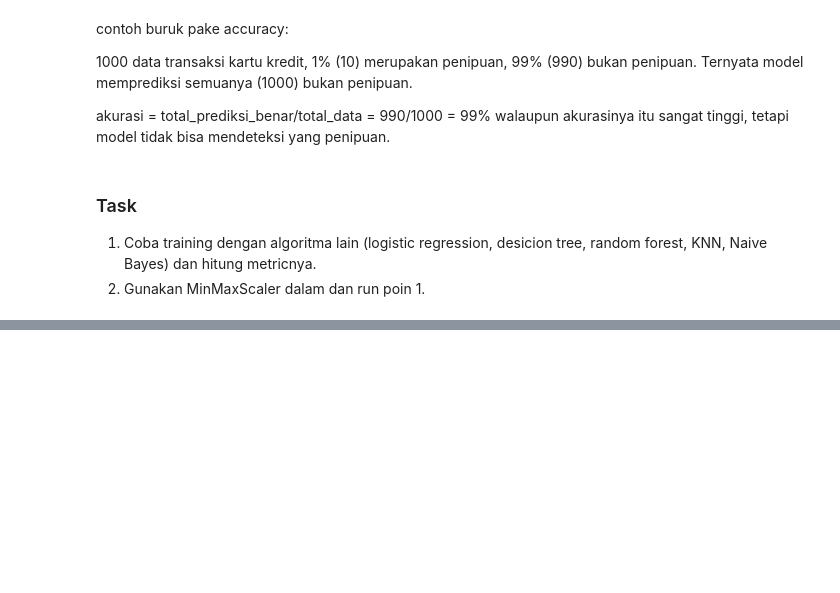
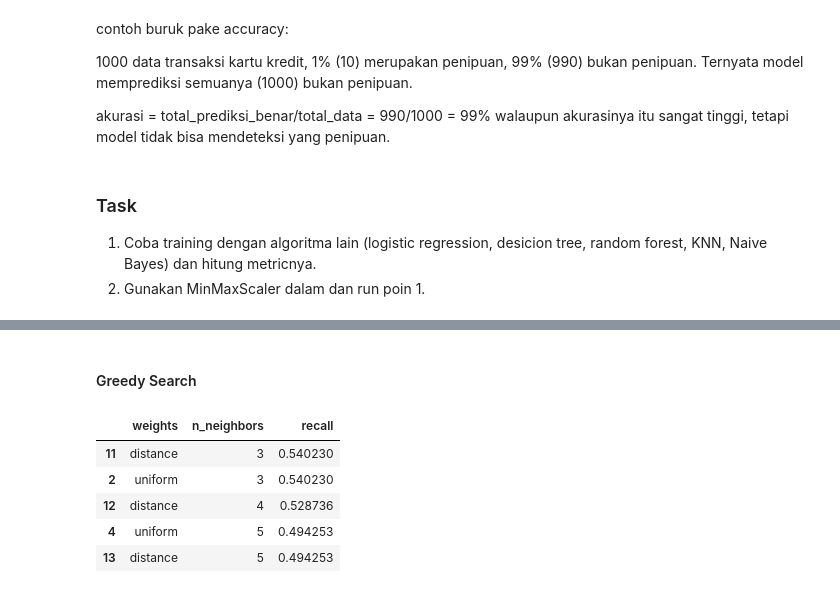
Before and after one commit to Khanifsaleh/pgi-data-science-materials, a Jupyter notebook: 5. Diabetes Classification.ipynb, the cells around one changed output, grey strips where cells are left out. Drawn from its saved outputs; the diff is of its cells as text; code cells hidden in the pictures; blank space fills up the shorter version.

```diff
--- a/5. Diabetes Classification.ipynb
+++ b/5. Diabetes Classification.ipynb
@@ -379,0 +406,2 @@ walaupun akurasinya itu sangat tinggi, tetapi model tidak bisa mendeteksi yang p
+# %% [markdown]
+#### Greedy Search
@@ -379,0 +419,9 @@ walaupun akurasinya itu sangat tinggi, tetapi model tidak bisa mendeteksi yang p
+# %%
+pd.DataFrame(records).sort_values('recall', ascending=False).head()
+# %% [output]
+|  | weights | n_neighbors | recall |
+| 11 | distance | 3 | 0.540230 |
+| 2 | uniform | 3 | 0.540230 |
+| 12 | distance | 4 | 0.528736 |
+| 4 | uniform | 5 | 0.494253 |
+| 13 | distance | 5 | 0.494253 |
```
Also changed, not shown: parts of 21 cells of this notebook.
